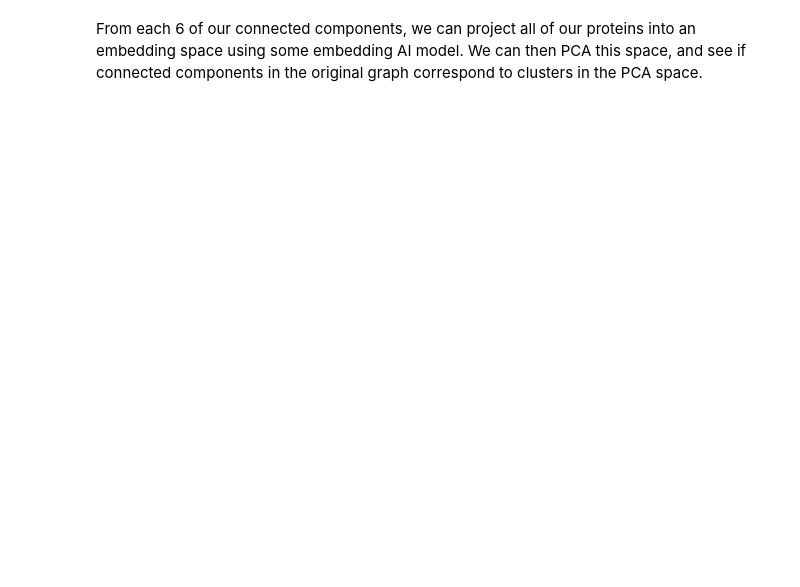
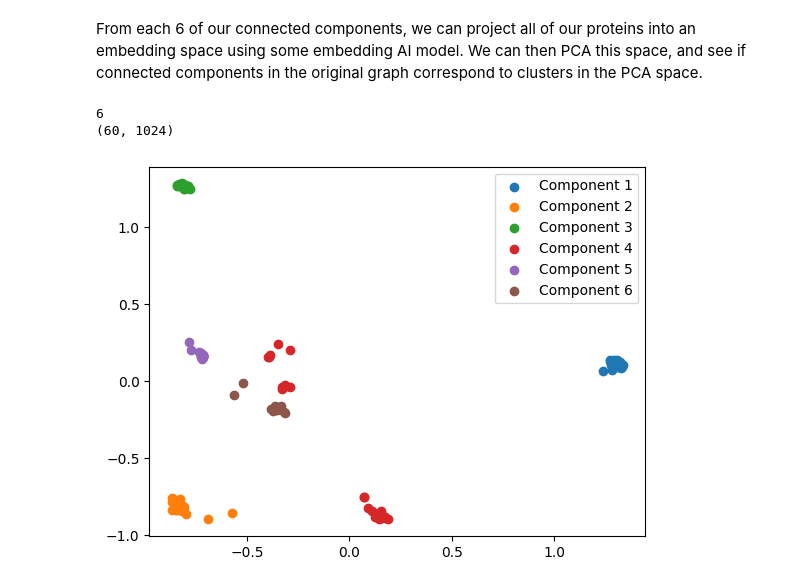
Before and after one commit to skunnavakkam/protein-evolution-experiment, a Jupyter notebook: main.ipynb, the cells around one changed output. Saved outputs shown, nothing was run; the diff lists cells and outputs as text; code cells hidden in the pictures; blank space fills up the shorter version.

```diff
--- a/main.ipynb
+++ b/main.ipynb
@@ -138,0 +194,26 @@ From each 6 of our connected components, we can project all of our proteins into
+# %%
+embeddings = [np.array(component_embeddings) for component_embeddings in embeddings]
+print(len(embeddings))
+print(embeddings[0].shape)
+concated = np.concatenate(embeddings, axis=0)
+
+# Perform PCA on the concatenated embeddings
+from sklearn.decomposition import PCA
+
+# Initialize and fit PCA
+pca = PCA(n_components=2)
+# fit pca on concated
+pca.fit(concated)
+
+transformed_embeddings = [pca.transform(component) for component in embeddings]
+
+# plot each transformed embedding, with a different color for each component
+for i, transformed_embedding in enumerate(transformed_embeddings):
+    plt.scatter(transformed_embedding[:, 0], transformed_embedding[:, 1], label=f"Component {i+1}")
+
+plt.legend()
+plt.show()
+# %% [output]
+6
+(60, 1024)
+[figure, added]
```
Also changed, not shown: parts of 8 cells of this notebook, 1 other file.
